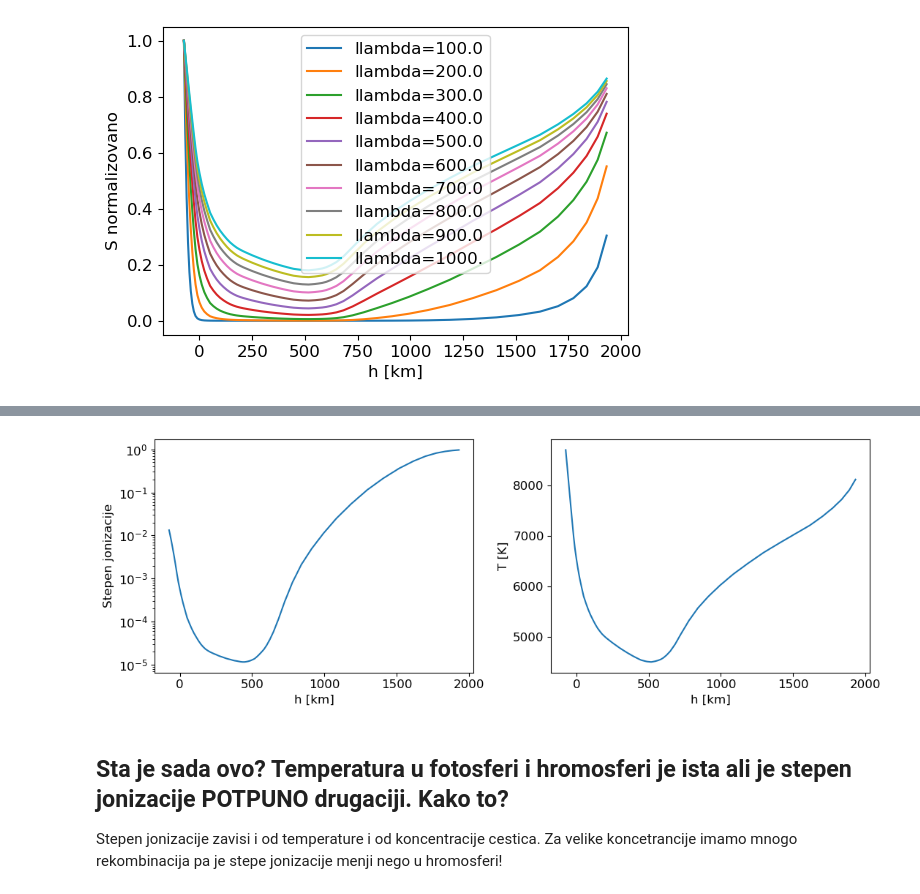
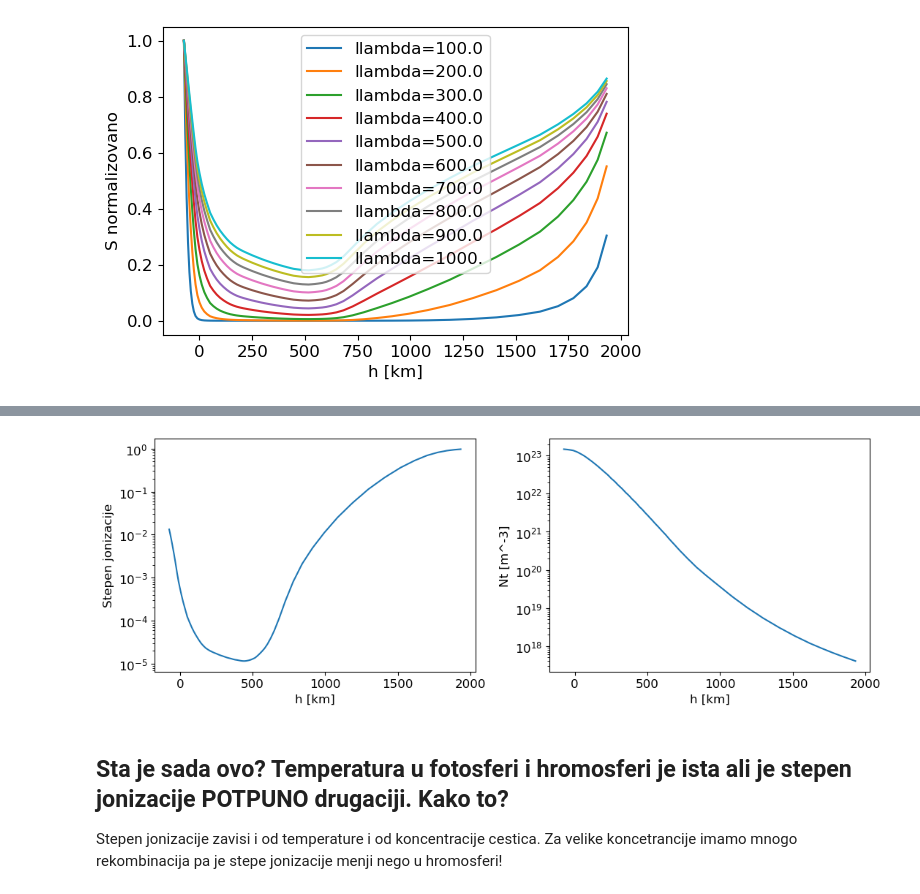
Before and after one commit to ivanzmilic/IAS_matf, a Jupyter notebook: predavanje_03_falc_continuum.ipynb, the cells around one changed output, grey strips where cells are left out. Cells and saved outputs as stored; diff of their text form; code cells hidden in the pictures.

```diff
--- a/predavanje_03_falc_continuum.ipynb
+++ b/predavanje_03_falc_continuum.ipynb
@@ -70,7 +72,7 @@ print (atmos[1])
 # %%
 # voleli bismo da radimo u km
 # %%
-h = atmos[1] / 1E5
+z = atmos[1] / 1E5 # dobili smo km
 # %%
 # Ovo h ce nam biti skala za vizuelizaciju podataka
 # %%
@@ -235,16 +265,18 @@ stepen_jonizacije = ne_samo_H / n_H_ukupno
 # %%
 plt.figure(figsize=[11,4])
 plt.subplot(121)
 plt.semilogy(h, stepen_jonizacije)
 plt.xlabel("h [km]")
 plt.ylabel("Stepen jonizacije")
 plt.subplot(122)
-plt.plot(h, T)
+#plt.plot(h, T)
+plt.semilogy(h, Nt)
 plt.xlabel("h [km]")
-plt.ylabel("T [K]")
+#plt.ylabel("T [K]")
+plt.ylabel("Nt [m^-3]")
 plt.tight_layout()
 # %% [output]
-[figure, old version]
+[figure, new version]
 # %% [markdown]
 ## Sta je sada ovo? Temperatura u fotosferi i hromosferi je ista ali je stepen jonizacije POTPUNO drugaciji. Kako to?
 
```
Also changed, not shown: parts of 70 cells of this notebook.
